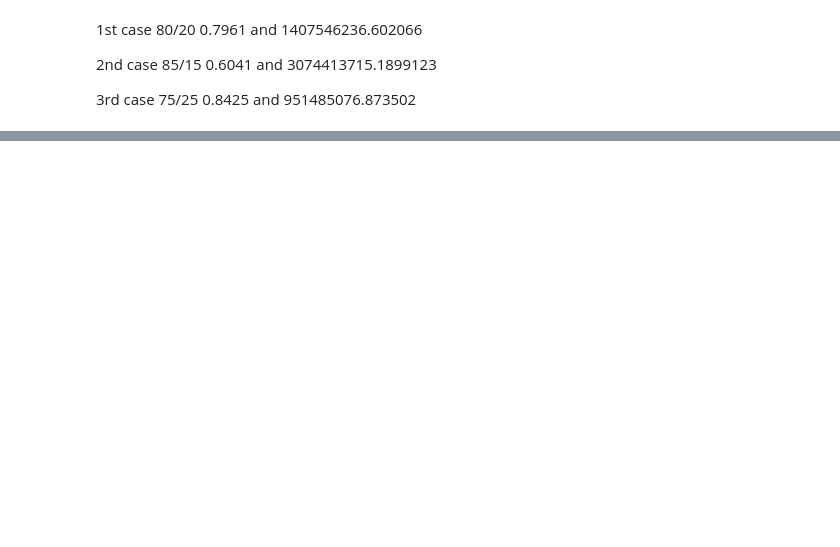
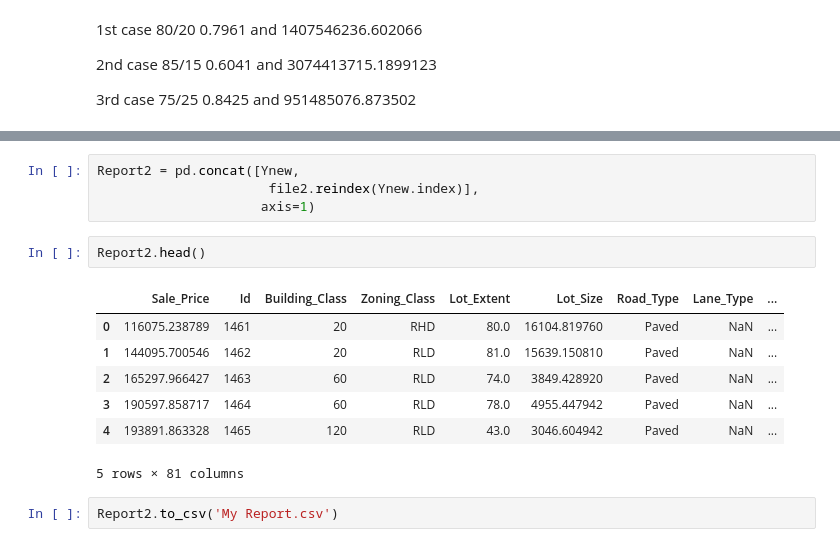
Before and after one commit to SamanvithaBolem/SamanvithaBolem, a Jupyter notebook: Regression.ipynb, the cells around one changed output, grey strips where cells are left out. Saved outputs shown, nothing was run; the diff lists cells and outputs as text; blank space fills up the shorter version.

```diff
--- a/Regression.ipynb
+++ b/Regression.ipynb
@@ -247,0 +499,16 @@ print(RMSE)
+# %%
+Report2 = pd.concat([Ynew,
+                      file2.reindex(Ynew.index)],
+                     axis=1)
+# %%
+Report2.head()
+# %% [output]
+|  | Sale_Price | Id | Building_Class | Zoning_Class | Lot_Extent | Lot_Size | Road_Type | Lane_Type | ... |
+| 0 | 116075.238789 | 1461 | 20 | RHD | 80.0 | 16104.819760 | Paved | NaN | ... |
+| 1 | 144095.700546 | 1462 | 20 | RLD | 81.0 | 15639.150810 | Paved | NaN | ... |
+| 2 | 165297.966427 | 1463 | 60 | RLD | 74.0 | 3849.428920 | Paved | NaN | ... |
+| 3 | 190597.858717 | 1464 | 60 | RLD | 78.0 | 4955.447942 | Paved | NaN | ... |
+| 4 | 193891.863328 | 1465 | 120 | RLD | 43.0 | 3046.604942 | Paved | NaN | ... |
+5 rows × 81 columns
+# %%
+Report2.to_csv('My Report.csv')
```
Also changed, not shown: parts of 40 cells of this notebook.
